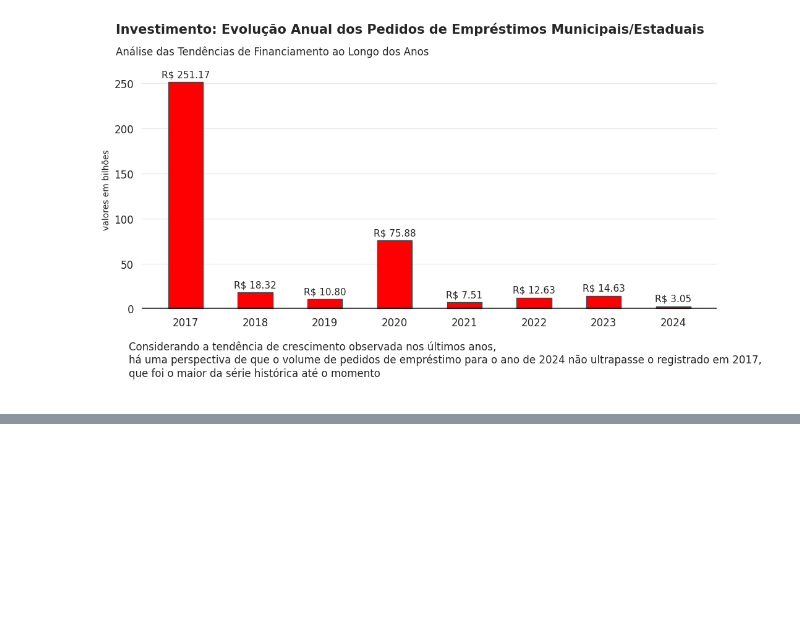
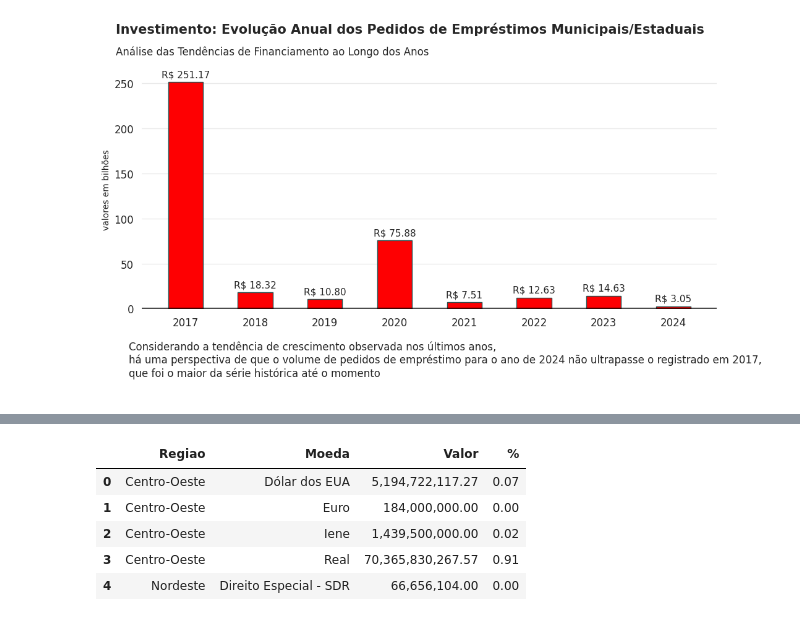
Before and after one commit to c-Tos1wa/storytelling, a Jupyter notebook: notebooks/report.ipynb, the cells around one changed output, grey strips where cells are left out. Saved outputs shown, nothing was run; the diff lists cells and outputs as text; code cells hidden in the pictures; blank space fills up the shorter version.

```diff
--- a/notebooks/report.ipynb
+++ b/notebooks/report.ipynb
@@ -116,0 +161,20 @@ plt.savefig('analise_anual.png', dpi = 250, bbox_inches = 'tight');
+# %%
+money_state = cred.groupby(by = ['Regiao', 'Moeda']).agg(Valor = ('Valor', 'sum')).reset_index()
+
+col = pd.DataFrame()
+
+for loop in money_state.Regiao.unique():
+    total = money_state[money_state.Regiao == loop].Valor.sum()
+    frac = money_state[money_state.Regiao == loop].Valor / total
+    col = pd.concat([col, frac.reset_index()])
+
+money_state['%'] = col.Valor.values
+
+money_state.head()
+# %% [output]
+|  | Regiao | Moeda | Valor | % |
+| 0 | Centro-Oeste | Dólar dos EUA | 5,194,722,117.27 | 0.07 |
+| 1 | Centro-Oeste | Euro | 184,000,000.00 | 0.00 |
+| 2 | Centro-Oeste | Iene | 1,439,500,000.00 | 0.02 |
+| 3 | Centro-Oeste | Real | 70,365,830,267.57 | 0.91 |
+| 4 | Nordeste | Direito Especial - SDR | 66,656,104.00 | 0.00 |
```
Also changed, not shown: parts of 6 cells of this notebook, 3 other files.
